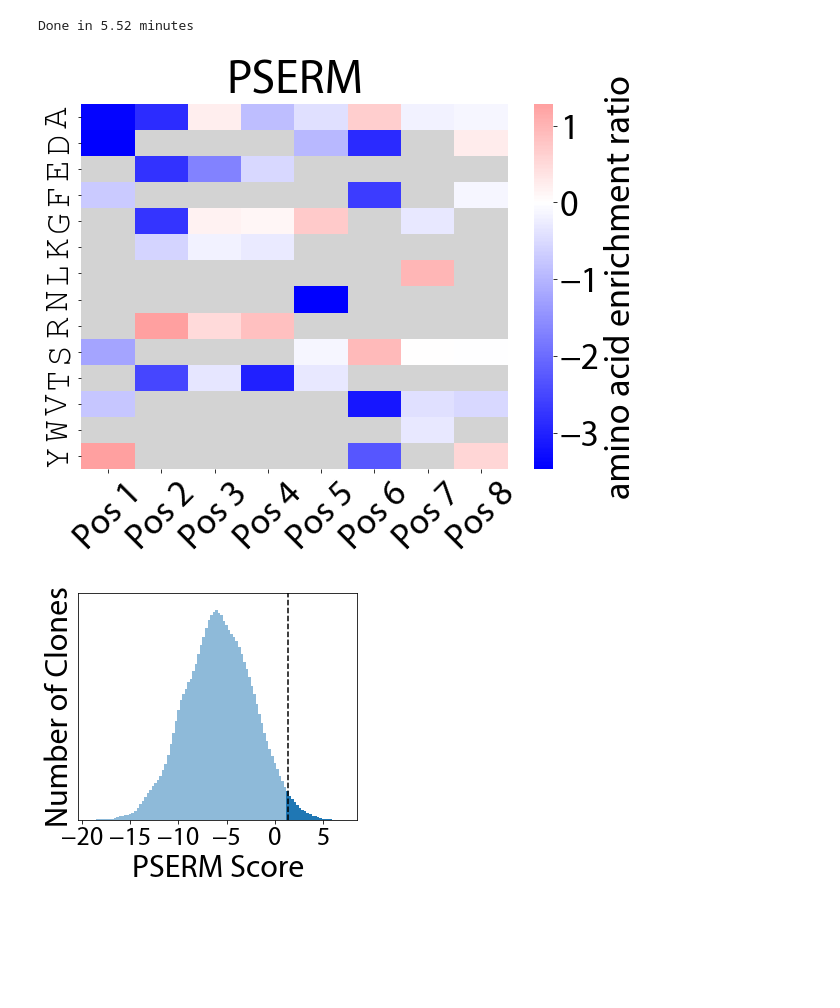
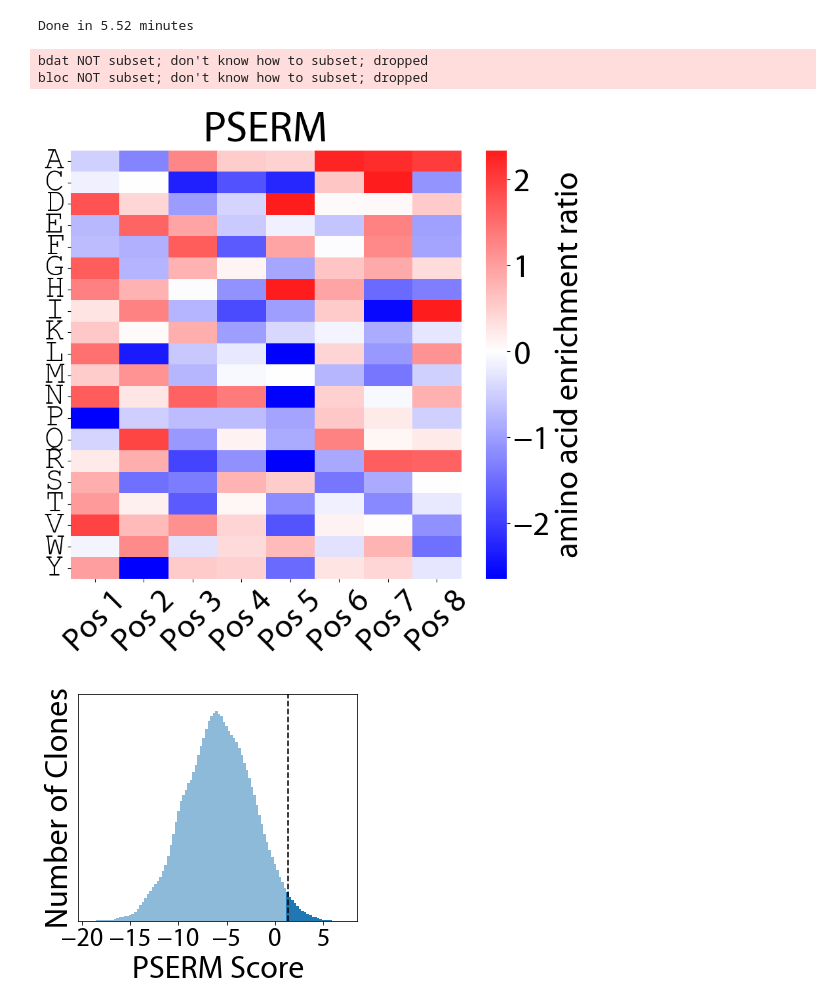
Before and after one commit to Tessier-Lab-UMich/PSERM_paper, a Jupyter notebook: 1_Overview/PSERM_overview.ipynb, the cells around one changed output. Drawn from its saved outputs; the diff is of its cells as text; code cells hidden in the pictures; blank space fills up the shorter version.

Commit message:
Altered the PSERM in figure 1 to have all 20 AA

```diff
--- a/1_Overview/PSERM_overview.ipynb
+++ b/1_Overview/PSERM_overview.ipynb
@@ -128,61 +128,38 @@ p1_data.score_all_clones_mp(method = 'PSERM')
 # %% [output]
 Done in 5.52 minutes
 # %%
-fig, axs = plt.subplots(1, 1, figsize = (7.2*1.2, 6*1.2))
+fig, axs = plt.subplots(1, 1, figsize = (7.2*1.2, 7.2*1.2))
 
 prop = fm.FontProperties(fname=fpath, size = 48)
 tickprop = fm.FontProperties(fname = fpath, size = 36)
 aaprop = fm.FontProperties(fname = aapath, size = 36)
 
 aas = sorted(p1_data.AA_order)
+xlabels = list(range(len(p1_data.wt)))
 
-mask = np.ones_like(p1_data.PSERM['Ag01_P'])
-for j in p1_data.library.keys():
-    for aa in p1_data.library[j]:
-        i = aas.index(aa)
-        mask[i, j] = 0
+PSERM = np.random.normal(loc=0, scale=1.3, size=(len(aas), len(xlabels)))
 
-rows_to_drop = []
-for i in range(mask.shape[0]):
-    if mask[i, :].mean() == 1:
-        rows_to_drop.append(aas[i])
-
-PSERM = p1_data.PSERM['Ag01_P'].drop(rows_to_drop, axis = 'index').sort_index()
-PSERM2 = p1_data.PSERM['Ova_P'].drop(rows_to_drop, axis = 'index').sort_index()
-
-updated_mask = np.zeros_like(PSERM)
-row_ind = 0
-for i in range(mask.shape[0]):
-    if mask[i, :].mean() != 1:
-        updated_mask[row_ind, :] = mask[i, :]
-        row_ind += 1
-
-sns.heatmap(PSERM, robust = True, cmap = 'bwr', ax = axs, mask = updated_mask, center = 0)
-#sns.heatmap(PSERM2, robust = True, cmap = 'bwr', ax = axs[1], mask = updated_mask, center = 0)
+sns.heatmap(PSERM, robust = True, cmap = 'bwr', ax = axs, center = 0)
 
 colorbar = axs.collections[0].colorbar
 colorbar.set_label(f'amino acid enrichment ratio', fontproperties = tickprop)
 for tick in colorbar.ax.get_yticklabels():
     tick.set_fontproperties(tickprop)
 
-xlabels = ['H33', 'H50', 'H54', 'H55', 'H56', 'H95', 'H97', 'H102']
 axs.set_xticks([i + 0.5 for i in range(len(xlabels))])
-axs.set_xticklabels([f'Pos {i + 1}' for i in range(len(xlabels))], rotation = 45)
+axs.set_xticklabels([f'Pos {i + 1}' for i in range(len(xlabels))], rotation = 45, fontproperties = tickprop)
 
-#for ax in axs.ravel():
-axs.set_facecolor('lightgrey')
-for tick in axs.get_yticklabels():
-    tick.set_fontproperties(aaprop)
-for tick in axs.get_xticklabels():
-    tick.set_fontproperties(tickprop)
+axs.set_yticks([i + 0.5 for i in range(len(aas))], aas, fontproperties = aaprop, rotation = 0)
 
 axs.set_title('PSERM', fontproperties = prop)
-#axs[1].set_title('Ovalbumin PSERM')
+
 plt.tight_layout()
 plt.savefig('PSERM.pdf', bbox_inches = 'tight')
 plt.show()
 # %% [output]
+bdat NOT subset; don't know how to subset; dropped
+bloc NOT subset; don't know how to subset; dropped
-[figure, old version]
+[figure, new version]
 # %%
 fig, ax = plt.subplots(figsize = (5, 5/1.2))
 
```
Also changed, not shown: 1 other file.
